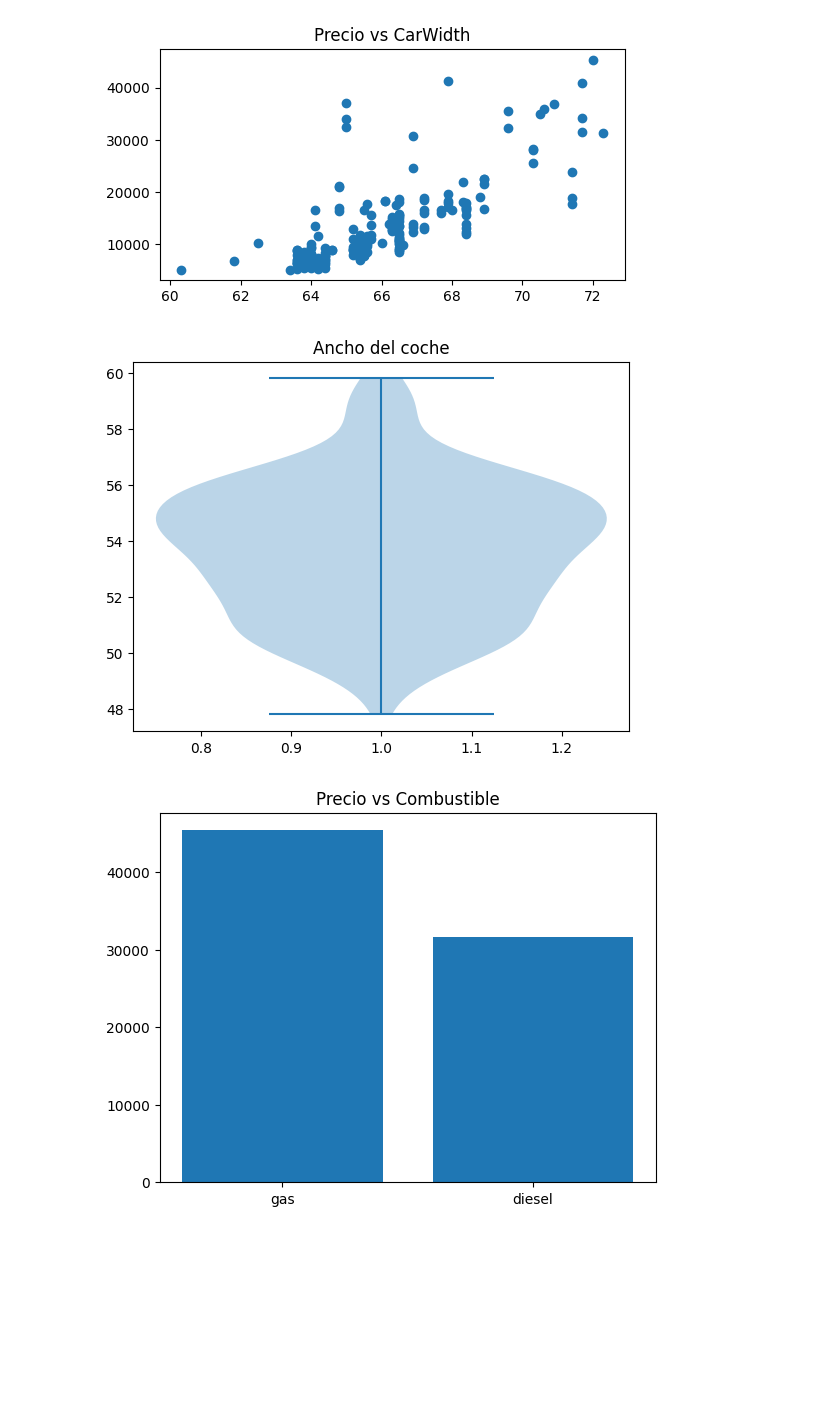
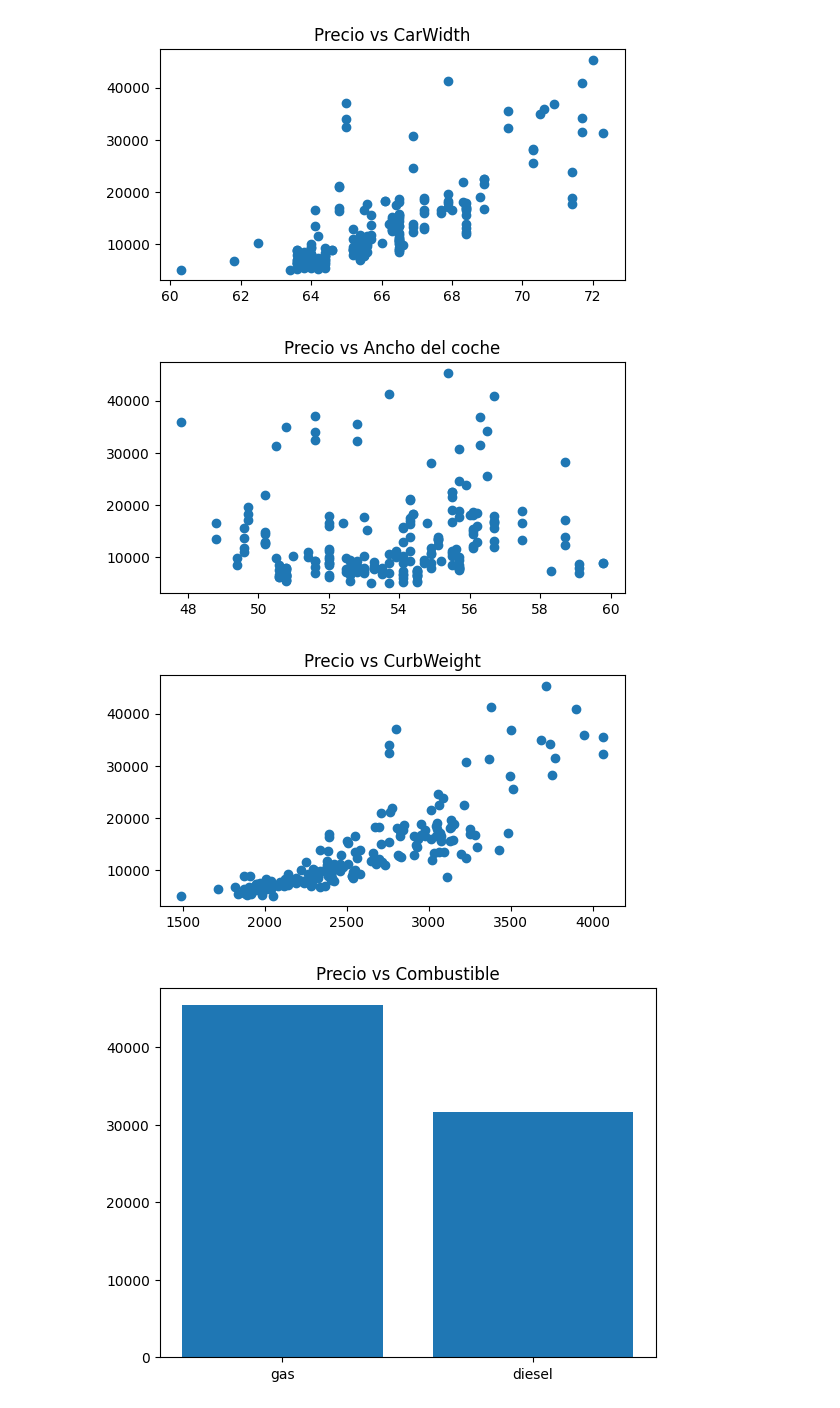
Before and after one commit to DCI-alxogm/ml2023-Diego1733, a Jupyter notebook: Sep8-9/Sep2_8_9.ipynb, the cells around one changed output. Drawn from its saved outputs; the diff is of its cells as text; code cells hidden in the pictures; blank space fills up the shorter version.

```diff
--- a/Sep8-9/Sep2_8_9.ipynb
+++ b/Sep8-9/Sep2_8_9.ipynb
@@ -185,13 +185,14 @@ graficar(x, y, "Precio vs CarWidth")
 [figure]
 # %%
 x = v_numericas[6]
-# Creating plot
-plt.violinplot(x)
-plt.title("Ancho del coche")
-# show plot
-plt.show()
+graficar(x, y, "Precio vs Ancho del coche")
 # %% [output]
-[figure, old version]
+[figure, new version]
+# %%
+x = v_numericas[7]
+graficar(x, y, "Precio vs CurbWeight")
+# %% [output]
+[figure, added]
 # %%
 barras(v_categoricas[1], y, "Precio vs Combustible")
 # %% [output]
```
Also changed, not shown: parts of 1 cell of this notebook.
